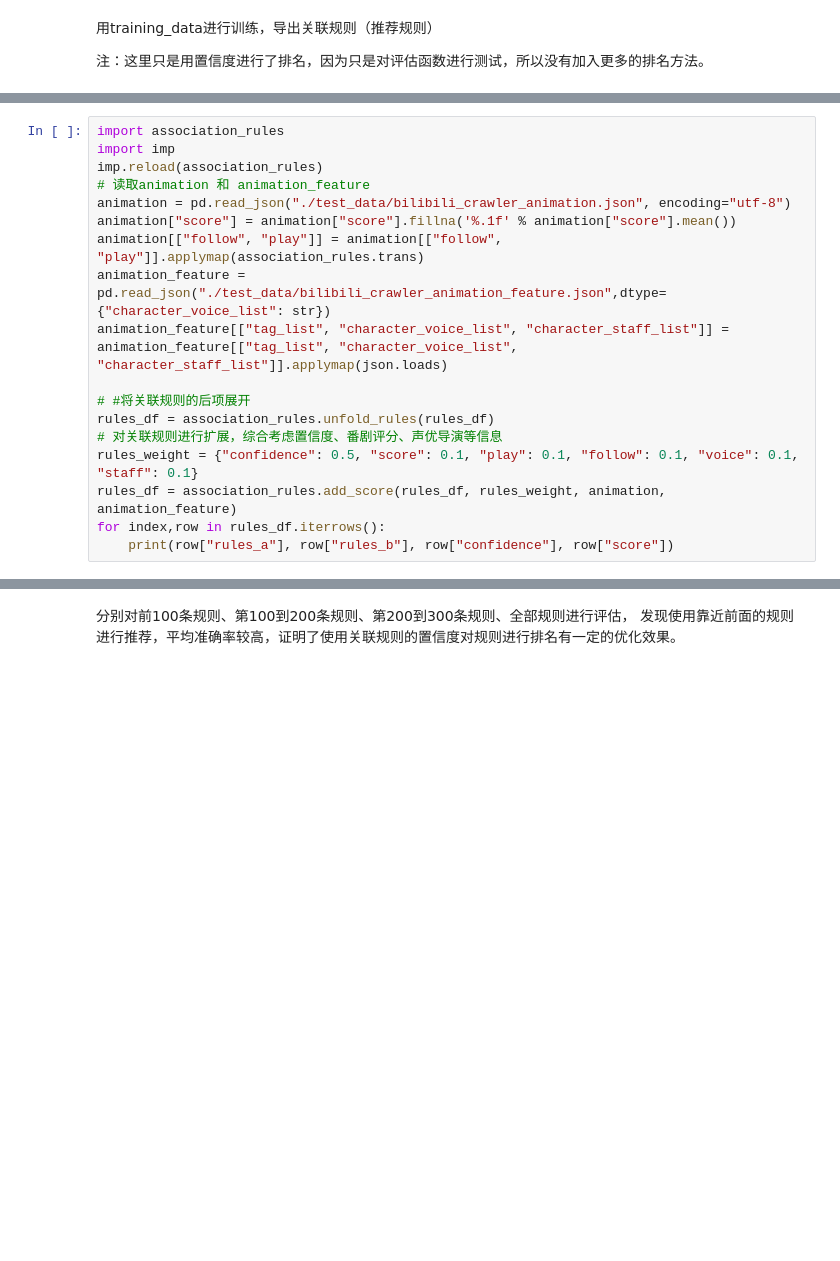
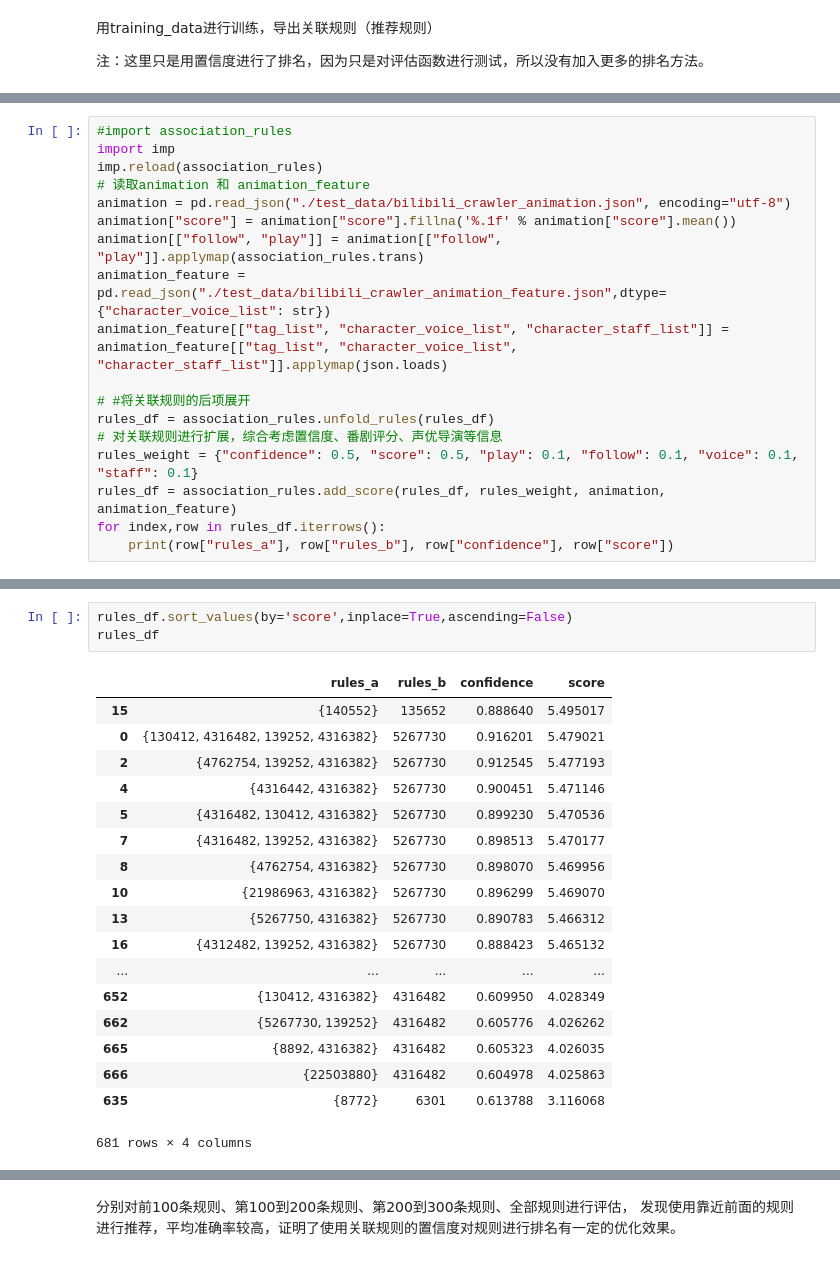
Before and after one commit to crazywkb/BilibiliCrawler, a Jupyter notebook: bilibili_analyzer/evaluation.ipynb, the cells around one changed output, grey strips where cells are left out. Cells and saved outputs as stored; diff of their text form; blank space fills up the shorter version.

```diff
--- a/bilibili_analyzer/evaluation.ipynb
+++ b/bilibili_analyzer/evaluation.ipynb
@@ -235,5 +276,5 @@ print(rules_df)
 # %%
-import association_rules
+#import association_rules
 import imp
 imp.reload(association_rules)
 # 读取animation 和 animation_feature
@@ -246,7 +287,7 @@ animation_feature[["tag_list", "character_voice_list", "character_staff_list"]]
 # #将关联规则的后项展开
 rules_df = association_rules.unfold_rules(rules_df)
 # 对关联规则进行扩展，综合考虑置信度、番剧评分、声优导演等信息
-rules_weight = {"confidence": 0.5, "score": 0.1, "play": 0.1, "follow": 0.1, "voice": 0.1, "staff": 0.1}
+rules_weight = {"confidence": 0.5, "score": 0.5, "play": 0.1, "follow": 0.1, "voice": 0.1, "staff": 0.1}
 rules_df = association_rules.add_score(rules_df, rules_weight, animation, animation_feature)
 for index,row in rules_df.iterrows():
     print(row["rules_a"], row["rules_b"], row["confidence"], row["score"])
@@ -270,0 +312,22 @@ for index,row in rules_df.iterrows():
+# %%
+rules_df.sort_values(by='score',inplace=True,ascending=False)
+rules_df
+# %% [output]
+|  | rules_a | rules_b | confidence | score |
+| 15 | {140552} | 135652 | 0.888640 | 5.495017 |
+| 0 | {130412, 4316482, 139252, 4316382} | 5267730 | 0.916201 | 5.479021 |
+| 2 | {4762754, 139252, 4316382} | 5267730 | 0.912545 | 5.477193 |
+| 4 | {4316442, 4316382} | 5267730 | 0.900451 | 5.471146 |
+| 5 | {4316482, 130412, 4316382} | 5267730 | 0.899230 | 5.470536 |
+| 7 | {4316482, 139252, 4316382} | 5267730 | 0.898513 | 5.470177 |
+| 8 | {4762754, 4316382} | 5267730 | 0.898070 | 5.469956 |
+| 10 | {21986963, 4316382} | 5267730 | 0.896299 | 5.469070 |
+| 13 | {5267750, 4316382} | 5267730 | 0.890783 | 5.466312 |
+| 16 | {4312482, 139252, 4316382} | 5267730 | 0.888423 | 5.465132 |
+| ... | ... | ... | ... | ... |
+| 652 | {130412, 4316382} | 4316482 | 0.609950 | 4.028349 |
+| 662 | {5267730, 139252} | 4316482 | 0.605776 | 4.026262 |
+| 665 | {8892, 4316382} | 4316482 | 0.605323 | 4.026035 |
+| 666 | {22503880} | 4316482 | 0.604978 | 4.025863 |
+| 635 | {8772} | 6301 | 0.613788 | 3.116068 |
+681 rows × 4 columns
```
Also changed, not shown: parts of 20 cells of this notebook, 3 other files.
